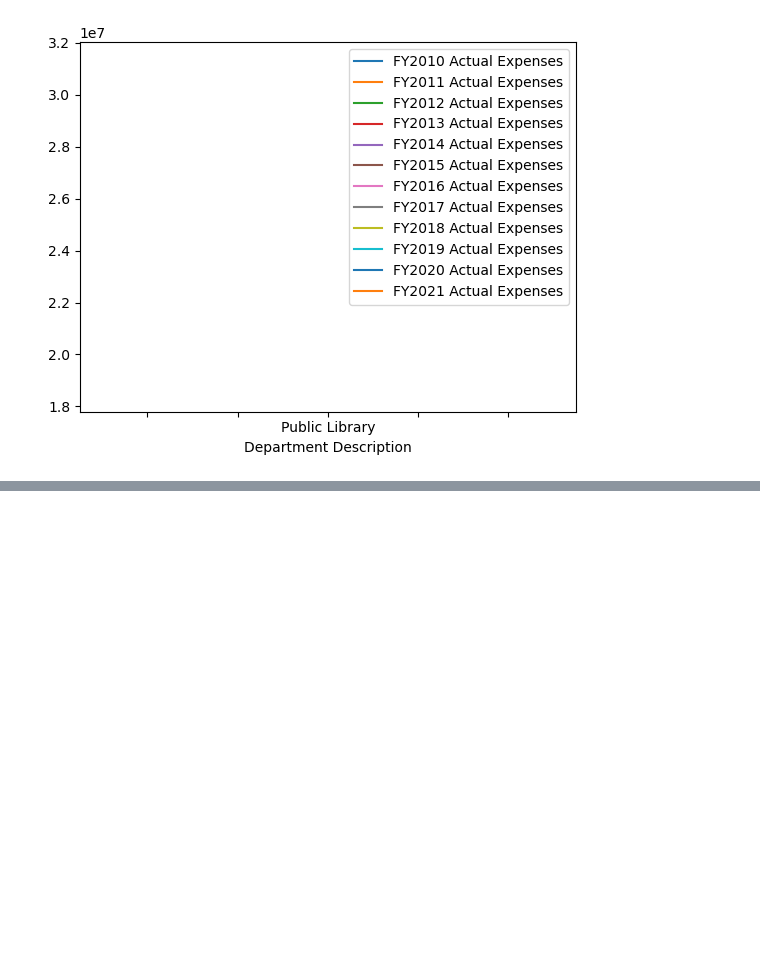
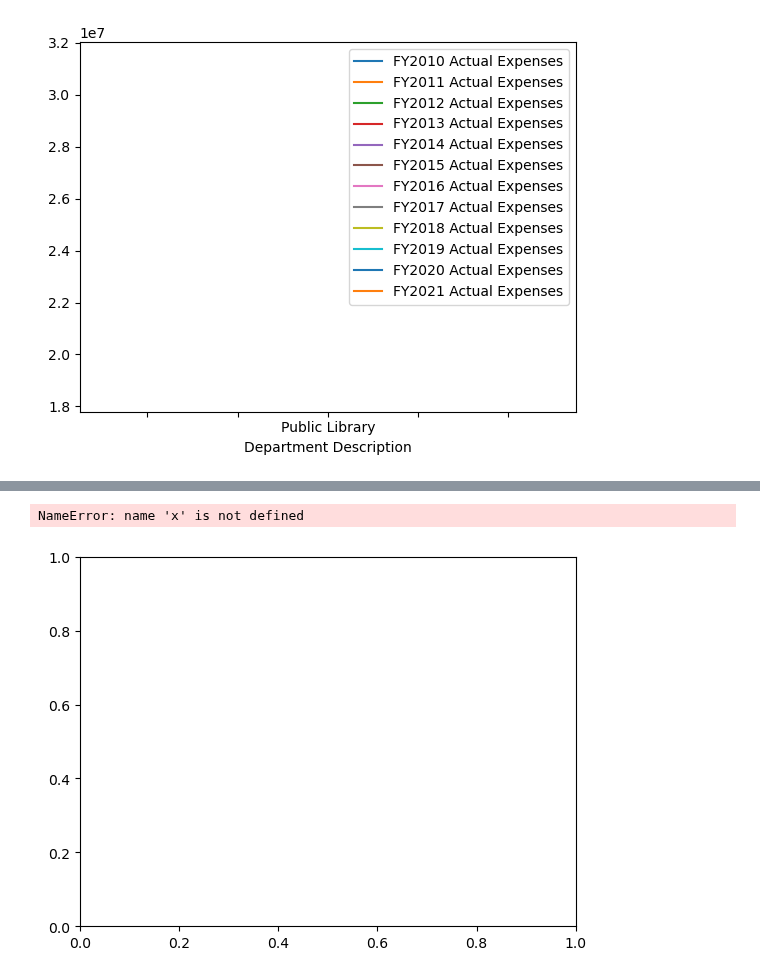
Before and after one commit to jwhankins177/capstone-budget-impact-jupyternb-python, a Jupyter notebook: notebooks/act_lib.ipynb, the cells around one changed output, grey strips where cells are left out. Saved outputs shown, nothing was run; the diff lists cells and outputs as text; code cells hidden in the pictures; blank space fills up the shorter version.

```diff
--- a/notebooks/act_lib.ipynb
+++ b/notebooks/act_lib.ipynb
@@ -389,0 +462,20 @@ lib_13_19.plot(kind="line")
+# %%
+# Create figure and axis #1
+fig, ax1 = plt.subplots()
+# plot line chart on axis #1
+ax1.plot(x, average_temp)
+ax1.set_ylabel('average temp')
+ax1.set_ylim(0, 25)
+ax1.legend(['average_temp'], loc="upper left")
+# set up the 2nd axis
+ax2 = ax1.twinx()
+# plot bar chart on axis #2
+ax2.bar(x, average_percipitation_mm, width=0.5, alpha=0.5, color='orange')
+ax2.grid(False) # turn off grid #2
+ax2.set_ylabel('average percipitation mm')
+ax2.set_ylim(0, 90)
+ax2.legend(['average_percipitation_mm'], loc="upper right")
+plt.show()
+# %% [output]
+NameError: name 'x' is not defined
+[figure, added]
```
Also changed, not shown: parts of 7 cells of this notebook, 1 other file.
